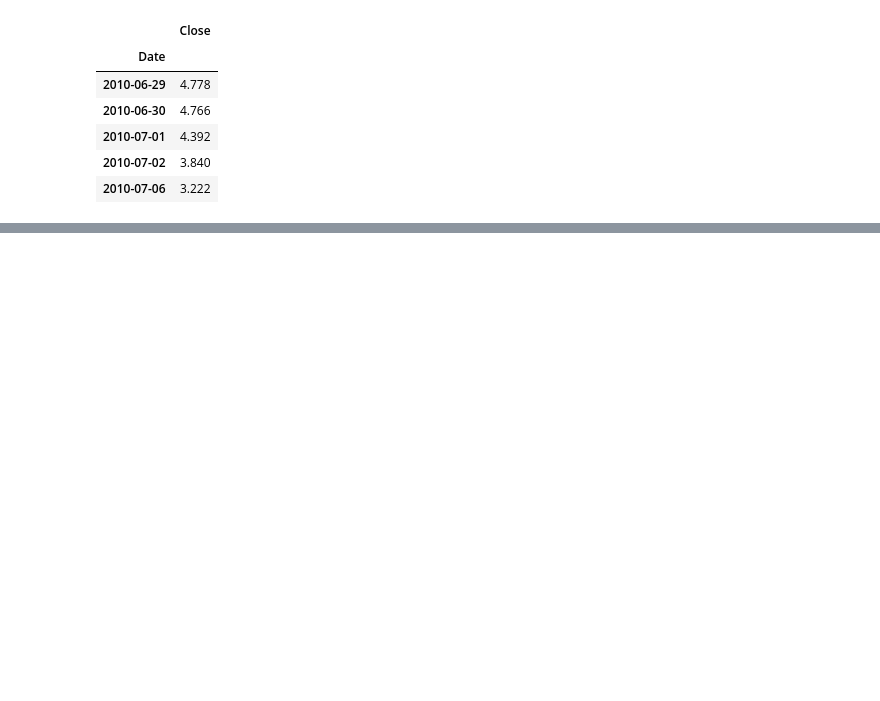
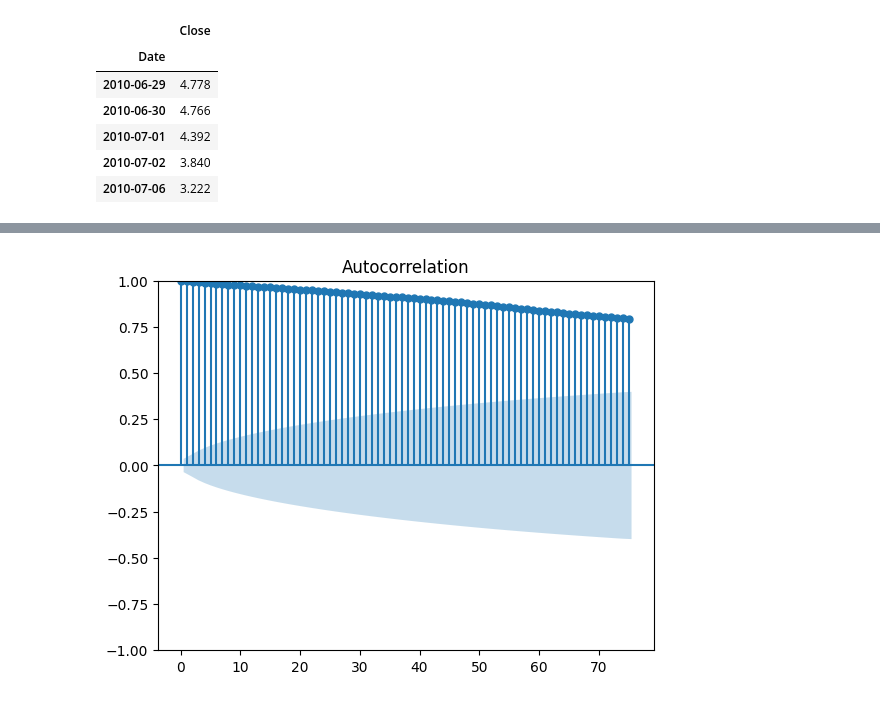
Before and after one commit to KomangAndika/Time-Series, a Jupyter notebook: acf-pacf.ipynb, the cells around one changed output, grey strips where cells are left out. Saved outputs shown, nothing was run; the diff lists cells and outputs as text; code cells hidden in the pictures; blank space fills up the shorter version.

```diff
--- a/acf-pacf.ipynb
+++ b/acf-pacf.ipynb
@@ -130,0 +137,5 @@ plt.show()
+# %%
+#ACF
+acf_plot = plot_acf(df['Close'], lags=75)
+# %% [output]
+[figure, added]
```
Also changed, not shown: parts of 10 cells of this notebook.
